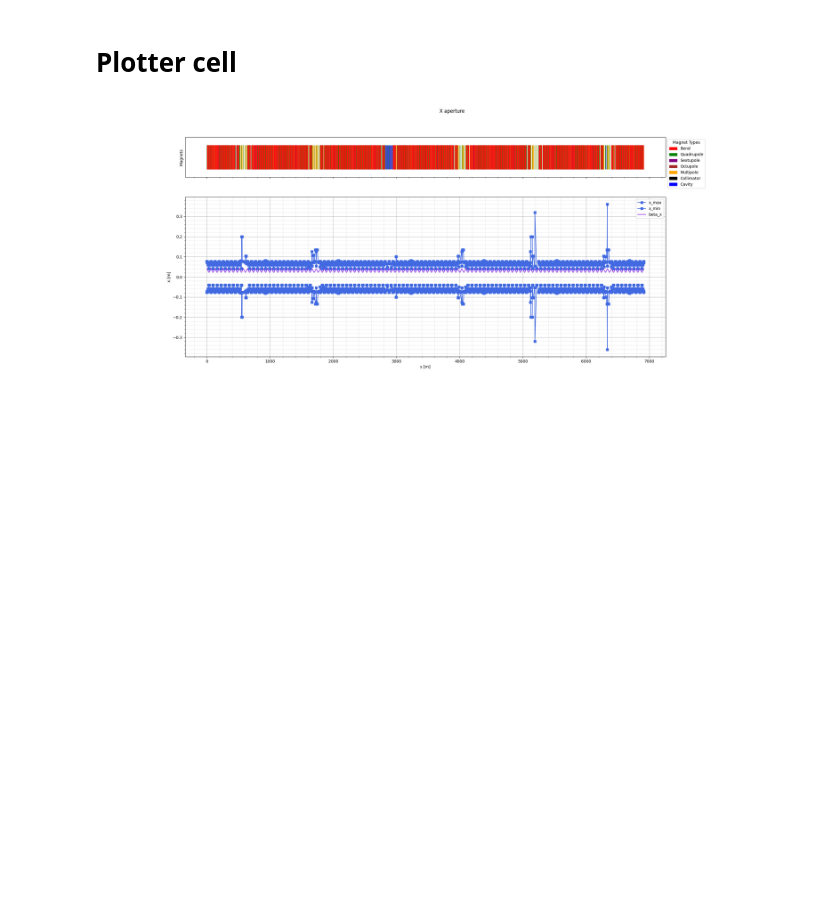
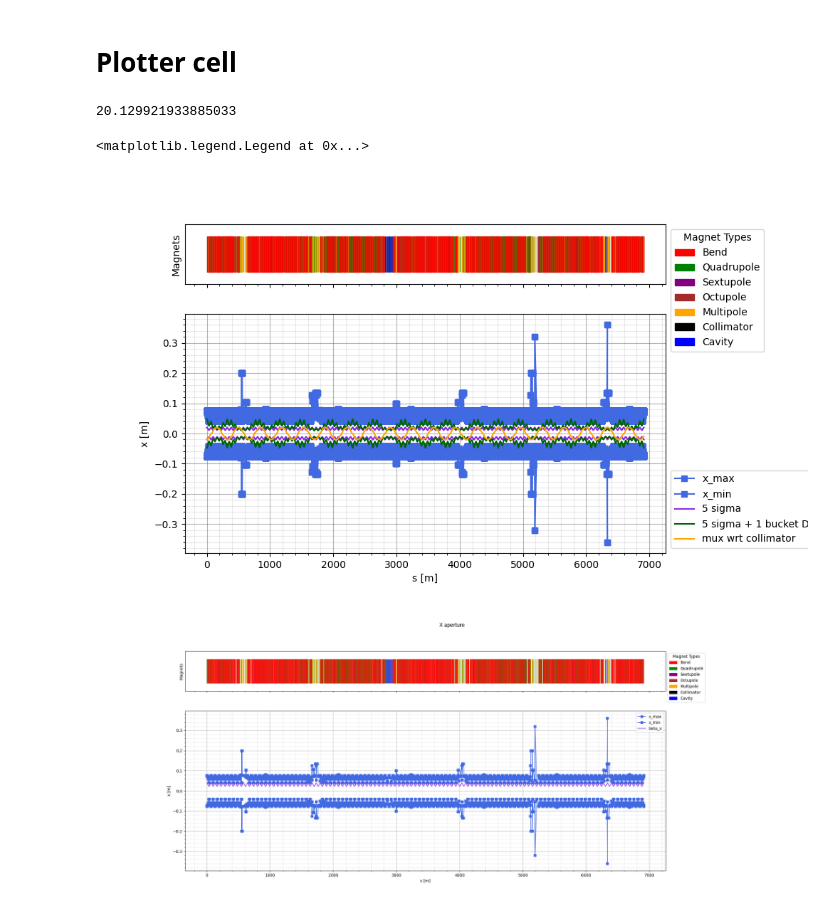
Before and after one commit to lisepauwels/sps_simulations, a Jupyter notebook: interactive_plotter.ipynb, the cells around one changed output. Saved outputs shown, nothing was run; the diff lists cells and outputs as text; code cells hidden in the pictures; blank space fills up the shorter version.

```diff
--- a/interactive_plotter.ipynb
+++ b/interactive_plotter.ipynb
@@ -279,6 +281,69 @@ s_starts = tab_thick.s_start[mask_thick]
 s_centers = tab_thick.s_center[mask_thick]
 s_ends = tab_thick.s_end[mask_thick]
 magnet_names = tab_thick.name[mask_thick]
+# %%
+def format_coord(x, y):
+    return f"s = {x:.2f}, x = {y:.2f}"
+# %%
+tw.mux[-1]q
+# %% [output]
+20.129921933885033
+# %%
+fig, (ax_magnet, ax_ap) = plt.subplots(2, 1, sharex=True, figsize=(10, 6), gridspec_kw={'height_ratios': [1, 4]})
+
+bucket_height = 3.4e-3
+coll_id = list(tw.name).index('tcsm.51932')
+
+#Plot aperture
+ax_ap.plot(s_arr, x_max_arr, 's-', markersize=5.5, color='royalblue', label="x_max")
+ax_ap.plot(s_arr, x_min_arr, 's-', markersize=5.5, color='royalblue', label="x_min")
+ax_ap.plot(tw.s, 5*np.sqrt(tw.betx*exn*pmass/nrj), color='blueviolet', label='5 sigma')
+ax_ap.plot(tw.s, -5*np.sqrt(tw.betx*exn*pmass/nrj), color='blueviolet')
+ax_ap.plot(tw.s, 5*np.sqrt(tw.betx*exn*pmass/nrj)+bucket_height*tw.dx, color='darkgreen', label='5 sigma + 1 bucket D_x')
+ax_ap.plot(tw.s, -5*np.sqrt(tw.betx*exn*pmass/nrj)-bucket_height*tw.dx, color='darkgreen')
+ax_ap.plot(tw.s, 0.02*np.sin(2*np.pi*((tw.mux-tw.mux[coll_id]) % 1)), color='orange', label='mux wrt collimator')
+
+# Enable interactive mode
+plt.minorticks_on()
+plt.xlabel("s [m]")
+plt.ylabel("x [m]")
+plt.grid(visible=True, which='minor', color='#999999', linestyle='-', alpha=0.2)
+plt.grid(visible=True, which='major', color='#666666', linestyle='-', alpha=0.5)
+
+
+#Plot thick elements
+ax_magnet.set_ylim(0, 1)  # Define space for thick elements
+ax_magnet.set_yticks([])  # Hide y-axis labels
+ax_magnet.set_xticklabels([])  # Hide x labels to make it cleaner
+ax_magnet.set_ylabel("Magnets")
+
+for i in range(len(tab_thick.element_type[mask_thick])):
+    name = tab_thick.name[mask_thick][i]
+    s_start = tab_thick.s_start[mask_thick][i]
+    s_end = tab_thick.s_end[mask_thick][i]
+    element_type = tab_thick.element_type[mask_thick][i]
+    color = thick_elements_colors[element_type]
+
+    width = s_end - s_start
+    rect = patches.Rectangle((s_start, 0.2), width, 0.6, edgecolor=color, facecolor=color, alpha=0.7, label=name)
+    ax_magnet.add_patch(rect)
+
+ax_ap.format_coord = format_coord
+ax_magnet.format_coord = format_coord
+
+# Create legend patches
+legend_patches = [patches.Patch(color=color, label=element) for element, color in thick_elements_colors.items()]
+
+# Add the legend outside the main plot
+ax_magnet.legend(handles=legend_patches, loc="upper left", bbox_to_anchor=(1, 1), title="Magnet Types", fontsize=10)
+fig.subplots_adjust(right=0.8)
+xticks = np.linspace(0, 7000, num=8)
+ax_ap.set_xticks(xticks)
+ax_ap.set_xticklabels([f"{int(tick)}" for tick in xticks])
+ax_ap.legend(loc="lower left", bbox_to_anchor=(1, 0))
+# %% [output]
+<matplotlib.legend.Legend at 0x...>
+[figure, added]
 # %%
 fig, (ax_magnet, ax_ap) = plt.subplots(2, 1, sharex=True, figsize=(25, 10), gridspec_kw={'height_ratios': [1, 4]})
 
```
Also changed, not shown: parts of 2 cells of this notebook, 1 other file.
